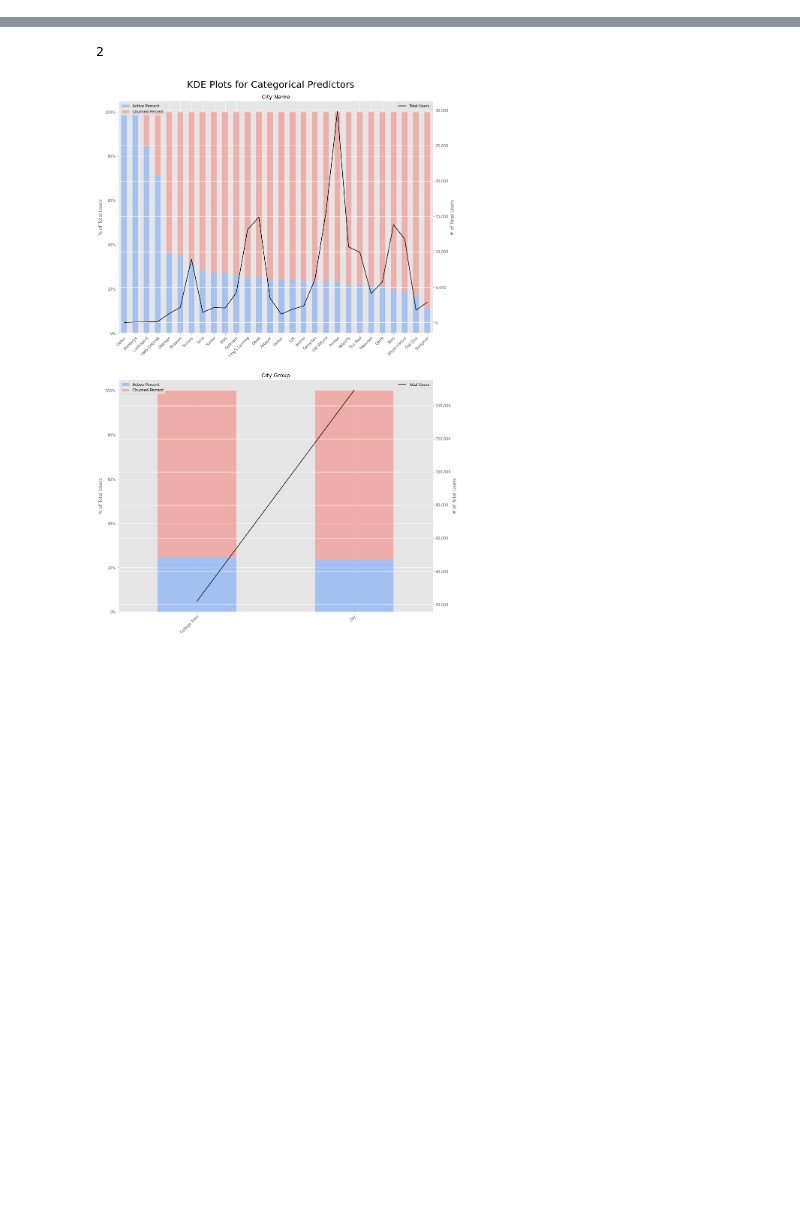
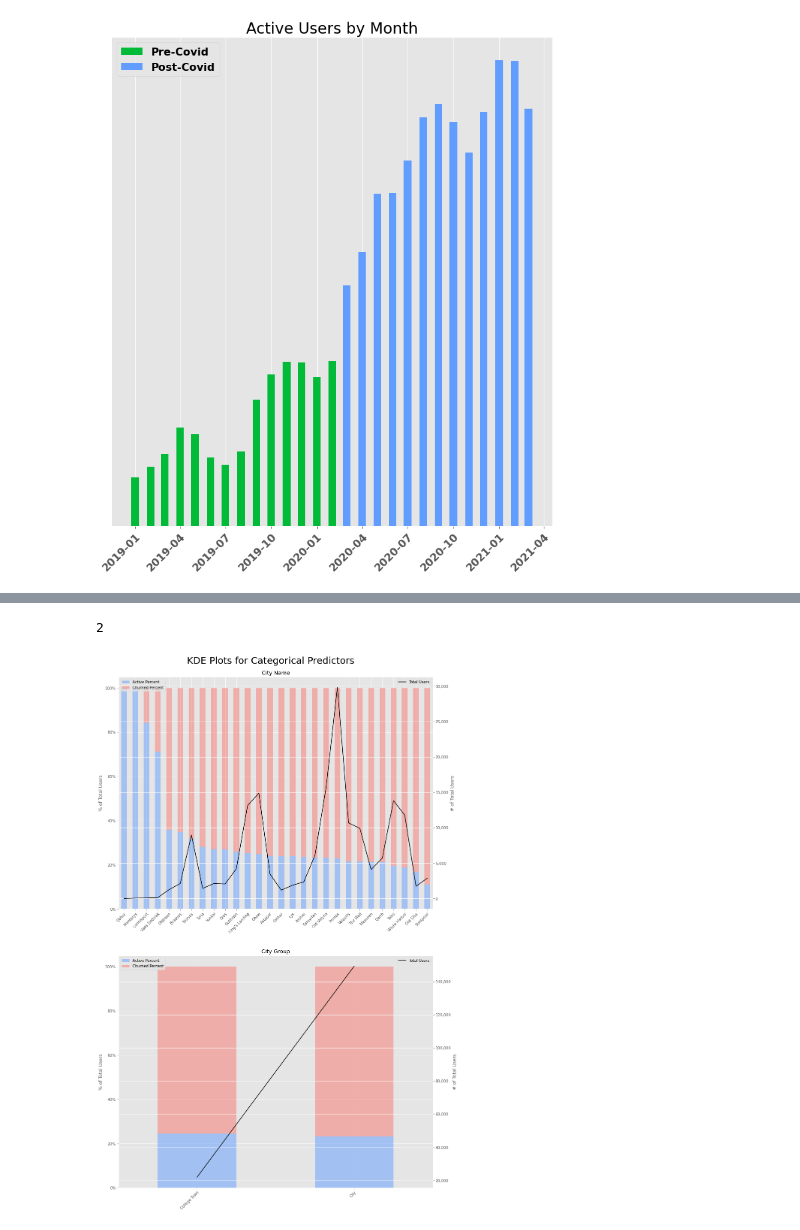
Before and after one commit to joesanfilippo/food_delivery_churn, a Jupyter notebook: notebooks/eda_notebook.ipynb, the cells around one changed output, grey strips where cells are left out. Saved outputs shown, nothing was run; the diff lists cells and outputs as text; code cells hidden in the pictures; blank space fills up the shorter version.

```diff
--- a/notebooks/eda_notebook.ipynb
+++ b/notebooks/eda_notebook.ipynb
@@ -51,8 +75,27 @@ def get_fresh_query_result(redash_url, query_id, api_key, params):
     return response.json()['query_result']['data']['rows']
 # %%
 params = {'p_param': ''}
-churn_query_id = 714507
+query_id = 732436
 api_key = os.environ['REDASH_API_KEY']
 link = os.environ['REDASH_LINK']
-churn_query = get_fresh_query_result(link, churn_query_id, api_key, params)
-churn_df = pd.DataFrame(churn_query)
+query_results = get_fresh_query_result(link, query_id, api_key, params)
+query_df = pd.DataFrame(query_results)
+# %%
+query_df.columns = [col.lower() for col in query_df.columns.tolist()]
+query_df.month_date = pd.to_datetime(query_df.month_date)
+
+pre_covid = query_df[query_df.month_date < '2020-03-01']
+post_covid = query_df[query_df.month_date >= '2020-03-01']
+# %%
+fig, ax = plt.subplots(figsize=(10,12))
+
+ax.bar(x=pre_covid.month_date, height=pre_covid.active_users, width=15, color='#00BA38', label='Pre-Covid')
+ax.bar(x=post_covid.month_date, height=post_covid.active_users, width=15, color='#619CFF', label='Post-Covid')
+ax.set_title("Active Users by Month")
+ax.legend(loc='upper left')
+ax.get_yaxis().set_visible(False)
+plt.setp(ax.xaxis.get_majorticklabels(), rotation=45, ha='right', rotation_mode="anchor")
+plt.tight_layout();
+plt.savefig("../images/active_user_growth.png", dpi=400)
+# %% [output]
+[figure, added]
```
Also changed, not shown: parts of 12 cells of this notebook, 17 other files.
